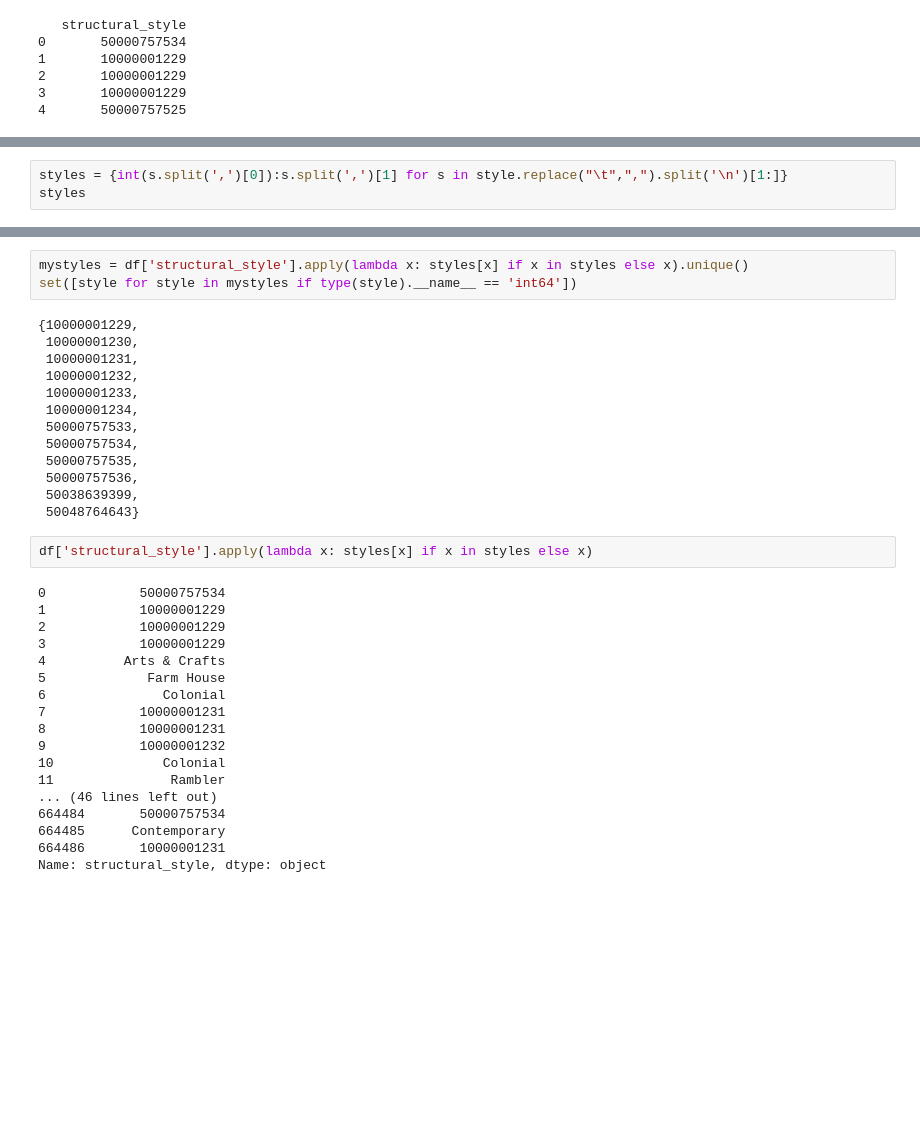
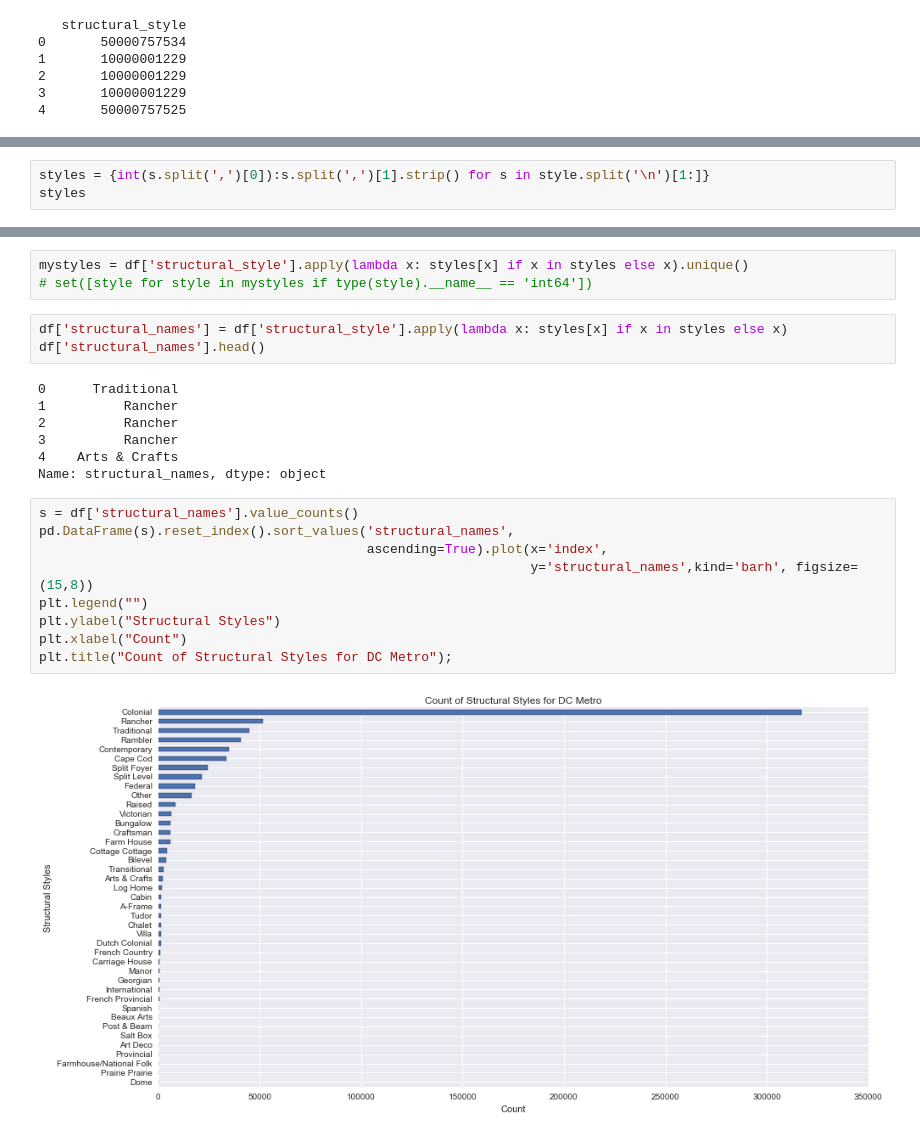
Before and after one commit to Mikelew88/Denver_Grid, a Jupyter notebook: mrislistings.ipynb, the cells around one changed output, grey strips where cells are left out. Drawn from its saved outputs; the diff is of its cells as text; blank space fills up the shorter version.

```diff
--- a/mrislistings.ipynb
+++ b/mrislistings.ipynb
@@ -390,5 +411,5 @@ style = """
 # %%
-styles = {int(s.split(',')[0]):s.split(',')[1] for s in style.replace("\t",",").split('\n')[1:]}
+styles = {int(s.split(',')[0]):s.split(',')[1].strip() for s in style.split('\n')[1:]}
 styles
 # %% [output]
 {10000001209: 'A-Frame',
@@ -410,37 +431,25 @@ styles
  50074309714: 'Post & Beam'}
 # %%
 mystyles = df['structural_style'].apply(lambda x: styles[x] if x in styles else x).unique()
-set([style for style in mystyles if type(style).__name__ == 'int64'])
+# set([style for style in mystyles if type(style).__name__ == 'int64'])
-# %% [output]
-{10000001229,
- 10000001230,
- 10000001231,
- 10000001232,
- 10000001233,
- 10000001234,
- 50000757533,
- 50000757534,
- 50000757535,
- 50000757536,
- 50038639399,
- 50048764643}
 # %%
-df['structural_style'].apply(lambda x: styles[x] if x in styles else x)
+df['structural_names'] = df['structural_style'].apply(lambda x: styles[x] if x in styles else x)
+df['structural_names'].head()
 # %% [output]
-0            50000757534
-1            10000001229
-2            10000001229
-3            10000001229
-4          Arts & Crafts
-5             Farm House
-6               Colonial
-7            10000001231
-8            10000001231
-9            10000001232
-10              Colonial
-11               Rambler
-... (46 lines left out)
-664484       50000757534
-664485      Contemporary
-664486       10000001231
-Name: structural_style, dtype: object
+0      Traditional
+1          Rancher
+2          Rancher
+3          Rancher
+4    Arts & Crafts
+Name: structural_names, dtype: object
+# %%
+s = df['structural_names'].value_counts()
+pd.DataFrame(s).reset_index().sort_values('structural_names',
+                                          ascending=True).plot(x='index',
+                                                               y='structural_names',kind='barh', figsize=(15,8))
+plt.legend("")
+plt.ylabel("Structural Styles")
+plt.xlabel("Count")
+plt.title("Count of Structural Styles for DC Metro");
+# %% [output]
+[figure, added]
```
Also changed, not shown: parts of 6 cells of this notebook.
